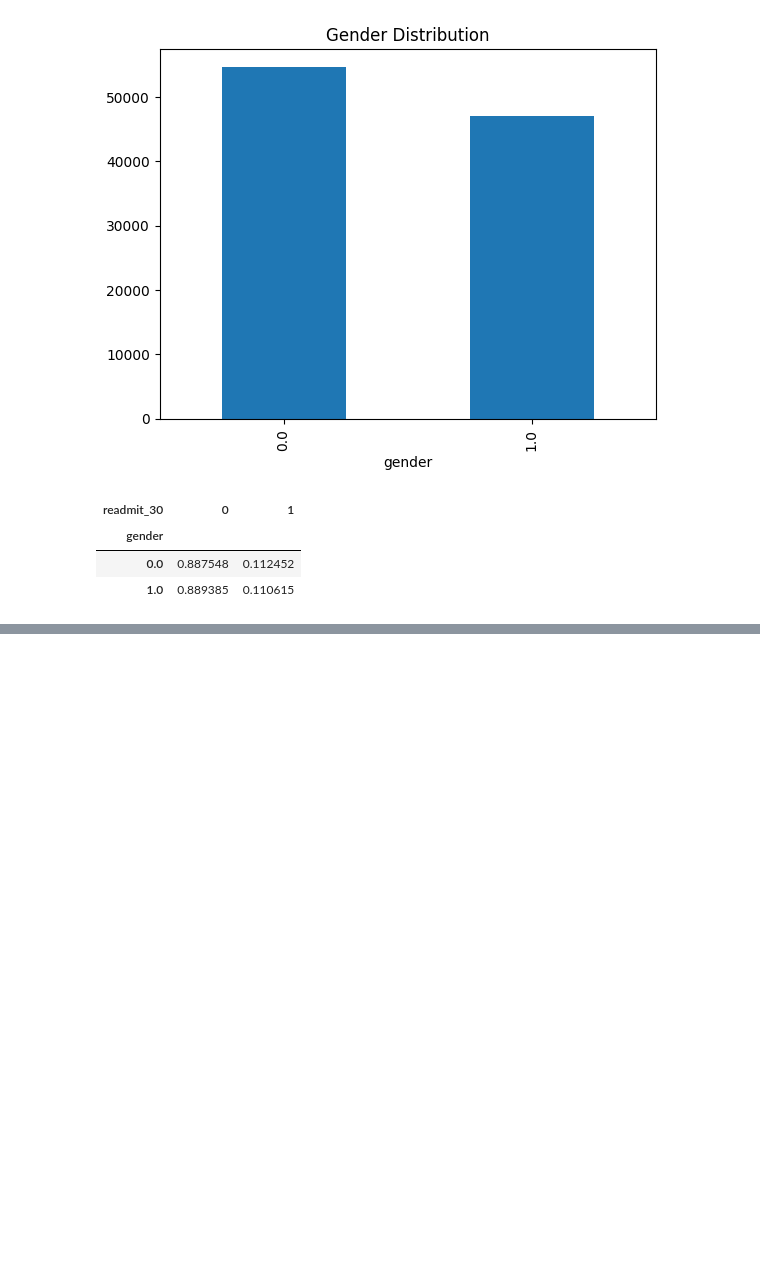
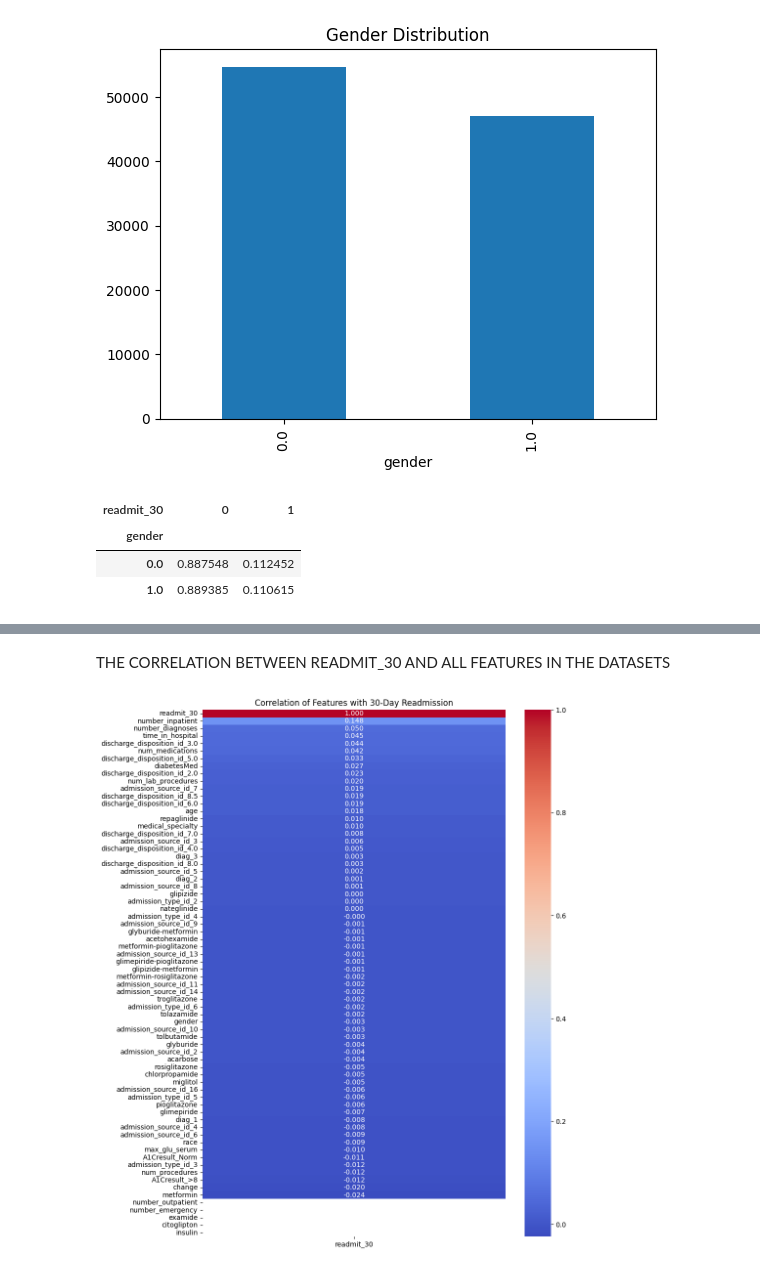
Before and after one commit to guru16-02/TEAM-17-24ADI204, a Jupyter notebook: dsv.ipynb, the cells around one changed output, grey strips where cells are left out. Cells and saved outputs as stored; diff of their text form; code cells hidden in the pictures; blank space fills up the shorter version.

```diff
--- a/dsv.ipynb
+++ b/dsv.ipynb
@@ -393,0 +443,11 @@ pd.crosstab(df['gender'], df['readmit_30'], normalize='index')
+# %%
+df = df.drop(columns=['readmitted'])
+# %%
+from sklearn.preprocessing import LabelEncoder
+
+le = LabelEncoder()
+
+categorical_cols = df.select_dtypes(include='object').columns
+
+for col in categorical_cols:
+    df[col] = le.fit_transform(df[col])
@@ -393,0 +474,2 @@ pd.crosstab(df['gender'], df['readmit_30'], normalize='index')
+# %%
+corr = df.corr()[['readmit_30']].sort_values(by='readmit_30', ascending=False)
@@ -393,0 +493,17 @@ pd.crosstab(df['gender'], df['readmit_30'], normalize='index')
+# %% [markdown]
+THE CORRELATION BETWEEN READMIT_30 AND ALL FEATURES IN THE DATASETS
+# %%
+import seaborn as sns
+import matplotlib.pyplot as plt
+
+plt.figure(figsize=(10,14))
+
+sns.heatmap(corr,
+            annot=True,
+            cmap='coolwarm',
+            fmt=".3f")
+
+plt.title("Correlation of Features with 30-Day Readmission")
+plt.show()
+# %% [output]
+[figure, added]
```
Also changed, not shown: parts of 12 cells of this notebook.
